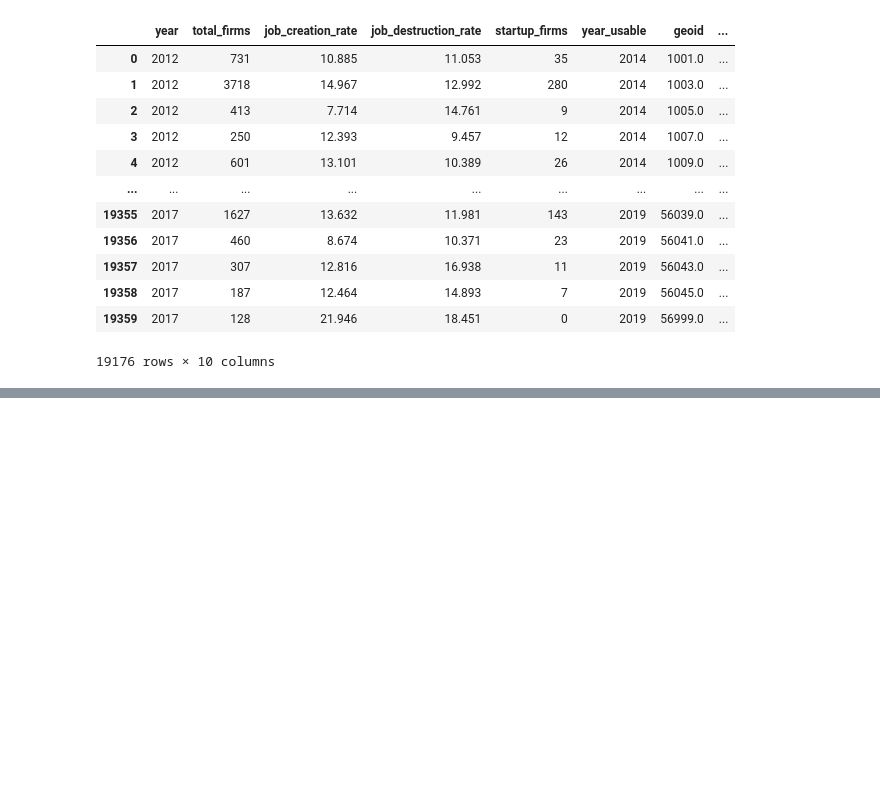
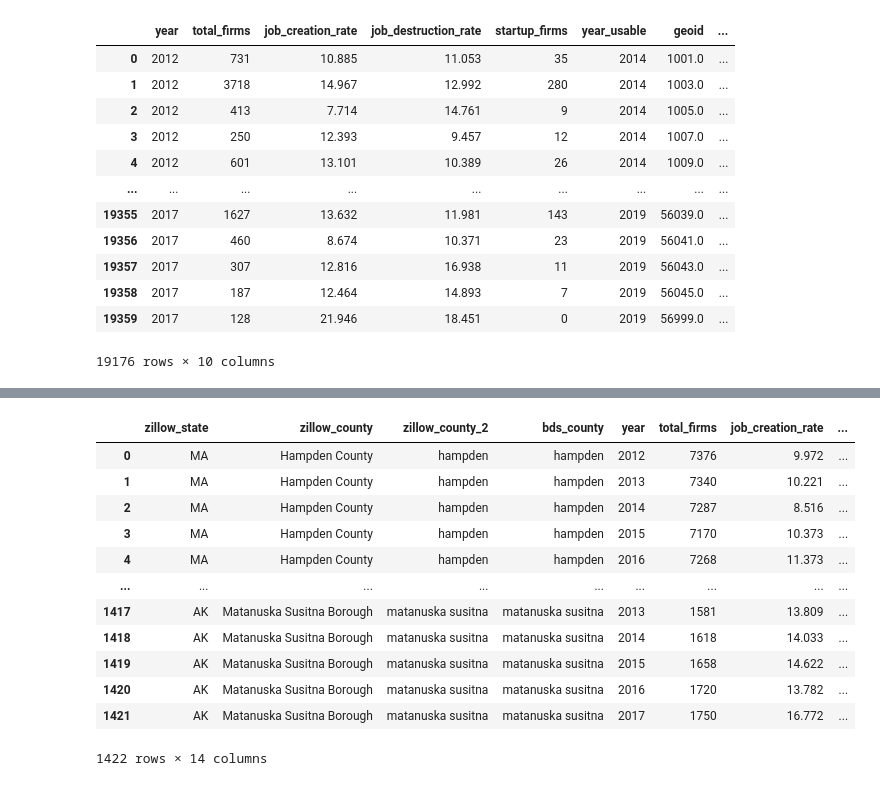
Before and after one commit to Kneck12/zillow-price-index-pred, a Jupyter notebook: Niki/BDS feature engineering.ipynb, the cells around one changed output, grey strips where cells are left out. Saved outputs shown, nothing was run; the diff lists cells and outputs as text; code cells hidden in the pictures; blank space fills up the shorter version.

```diff
--- a/Niki/BDS feature engineering.ipynb
+++ b/Niki/BDS feature engineering.ipynb
@@ -268,0 +293,4 @@ zri[['State','CountyName']]
+# %%
+bds_merged.loc[bds_merged['_county_label']=='St. Louis city','_county_label'] = 'Saint Louis City'
+# %%
+bds_merged.loc[bds_merged['_county_label']=='Matanuska-Susitna','_county_label'] = 'Matanuska Susitna'
@@ -268,0 +299,2 @@ zri[['State','CountyName']]
+# %%
+bds_merged['_county_label'] = bds_merged['_county_label'].map(lambda s: s.lower())
@@ -268,0 +333,16 @@ zri[['State','CountyName']]
+# %%
+bds_final
+# %% [output]
+|  | zillow_state | zillow_county | zillow_county_2 | bds_county | year | total_firms | job_creation_rate | ... |
+| 0 | MA | Hampden County | hampden | hampden | 2012 | 7376 | 9.972 | ... |
+| 1 | MA | Hampden County | hampden | hampden | 2013 | 7340 | 10.221 | ... |
+| 2 | MA | Hampden County | hampden | hampden | 2014 | 7287 | 8.516 | ... |
+| 3 | MA | Hampden County | hampden | hampden | 2015 | 7170 | 10.373 | ... |
+| 4 | MA | Hampden County | hampden | hampden | 2016 | 7268 | 11.373 | ... |
+| ... | ... | ... | ... | ... | ... | ... | ... | ... |
+| 1417 | AK | Matanuska Susitna Borough | matanuska susitna | matanuska susitna | 2013 | 1581 | 13.809 | ... |
+| 1418 | AK | Matanuska Susitna Borough | matanuska susitna | matanuska susitna | 2014 | 1618 | 14.033 | ... |
+| 1419 | AK | Matanuska Susitna Borough | matanuska susitna | matanuska susitna | 2015 | 1658 | 14.622 | ... |
+| 1420 | AK | Matanuska Susitna Borough | matanuska susitna | matanuska susitna | 2016 | 1720 | 13.782 | ... |
+| 1421 | AK | Matanuska Susitna Borough | matanuska susitna | matanuska susitna | 2017 | 1750 | 16.772 | ... |
+1422 rows × 14 columns
```
Also changed, not shown: parts of 45 cells of this notebook, 1 other file.
